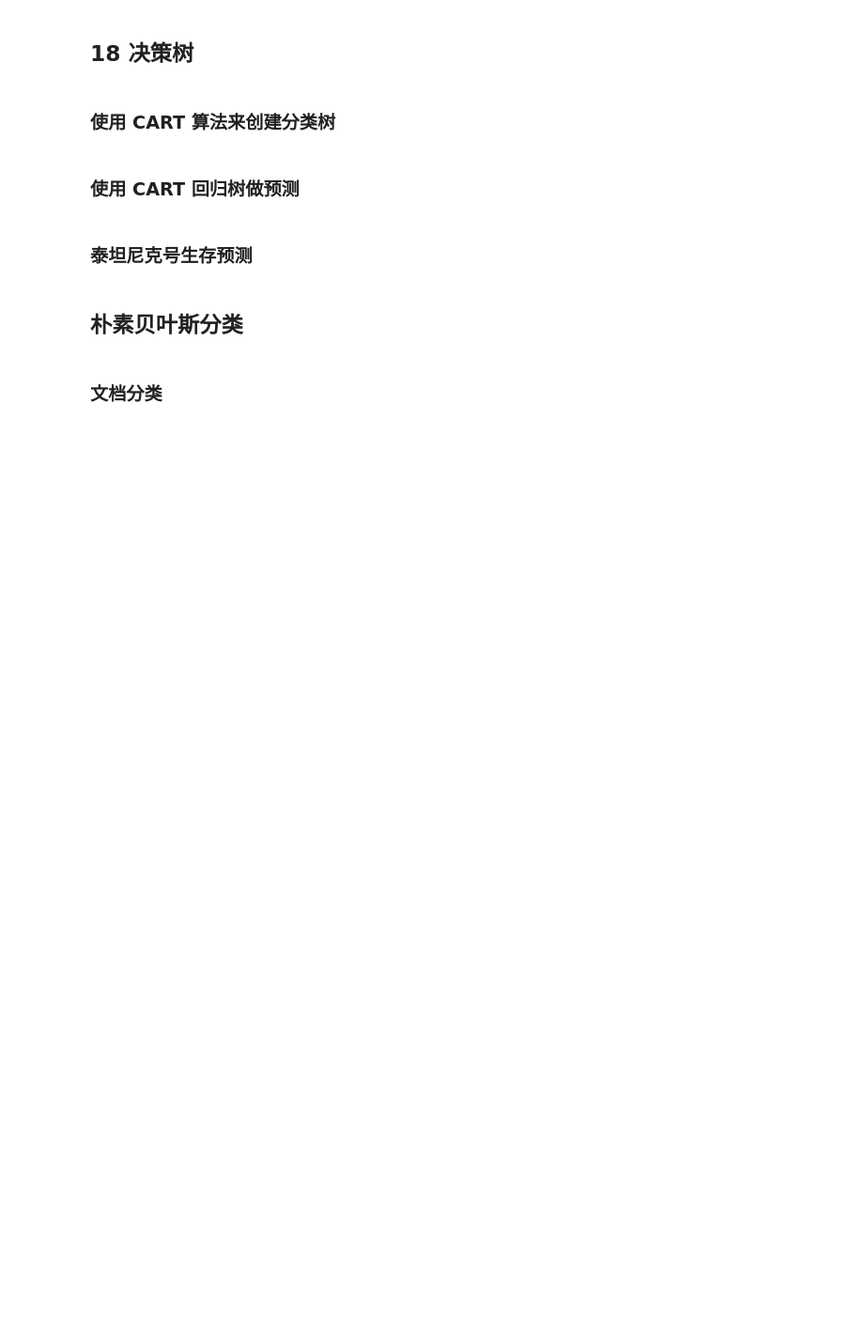
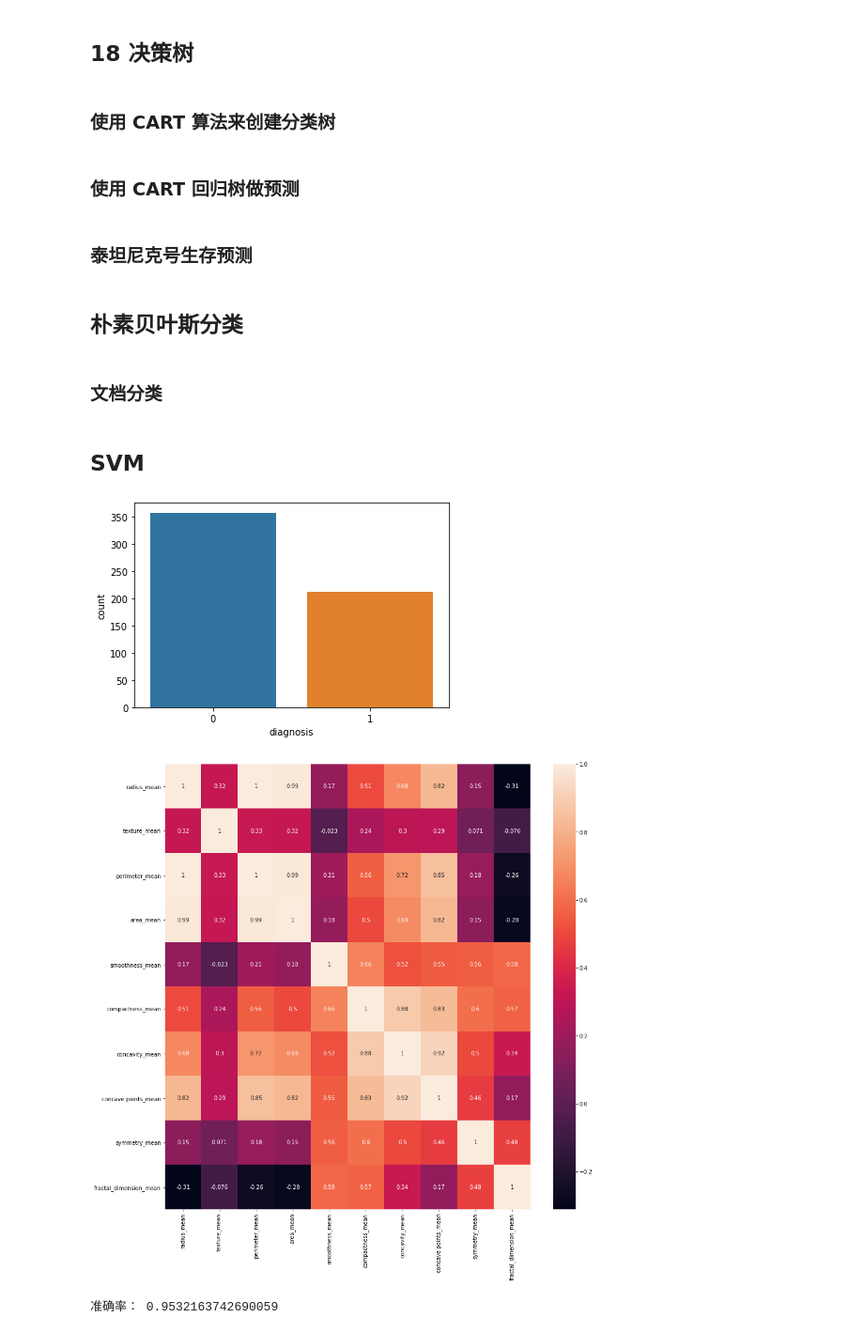
Before and after one commit to ab300819/py-utils, a Jupyter notebook: geek_time_practice.ipynb, the cells around one changed output. Shown: that part at 94% size. Saved outputs shown, nothing was run; the diff lists cells and outputs as text; code cells hidden in the pictures; blank space fills up the shorter version.

```diff
--- a/geek_time_practice.ipynb
+++ b/geek_time_practice.ipynb
@@ -657,3 +657,67 @@ predicted_labels=clf.predict(test_features)
 
 # 计算准确率
 print('准确率为：', metrics.accuracy_score(test_labels, predicted_labels))
+# %% [markdown]
+## SVM
+# %%
+from sklearn import svm
+from sklearn.model_selection import train_test_split
+from sklearn.preprocessing import StandardScaler
+from sklearn import metrics
+import pandas as pd
+import seaborn as sns
+import matplotlib.pyplot as plt
+
+# 加载数据
+data=pd.read_csv('breast_cancer_data/data.csv')
+pd.set_option('display.max_columns',None)
+# print(data.columns)
+# print(data.head(5))
+# print(data.describe())
+
+# 将特征字段分为3组
+features_mean=list(data.columns[2:12])
+features_se=list(data.columns[12:22])
+features_worst=list(data.columns[22:32])
+
+# 删除没有用的列
+data.drop('id',axis=1,inplace=True)
+# 将B良性替换为0，M恶性替换为1
+data['diagnosis']=data['diagnosis'].map({'M':1,'B':0})
+# 将肿瘤诊断结果可视化
+sns.countplot(data['diagnosis'],label='Count')
+plt.show()
+
+# 用热力图呈现 features_mean 字段之间的相关性
+corr=data[features_mean].corr()
+plt.figure(figsize=(15,15))
+sns.heatmap(corr,annot=True)
+plt.show()
+
+# 颜色越浅代表相关性越大
+
+# 特征选择
+features_remain = ['radius_mean','texture_mean', 'smoothness_mean','compactness_mean','symmetry_mean', 'fractal_dimension_mean']
+# 抽取 30% 的数据作为测试集，其余作为训练集
+train,test=train_test_split(data,test_size=0.3)
+train_x=train[features_remain]
+train_y=train['diagnosis']
+test_x=test[features_remain]
+test_y=test['diagnosis']
+
+ss=StandardScaler()
+train_x=ss.fit_transform(train_x)
+test_x=ss.transform(test_x)
+
+# 创建 SVM 分类器
+# model=svm.SVC()
+model=svm.LinearSVC()
+# 用训练集做训练
+model.fit(train_x,train_y)
+# 用测试集做预测
+prediction=model.predict(test_x)
+print('准确率：',metrics.accuracy_score(prediction,test_y))
+# %% [output]
+[figure, added]
+[figure, added]
+准确率： 0.9532163742690059
```
